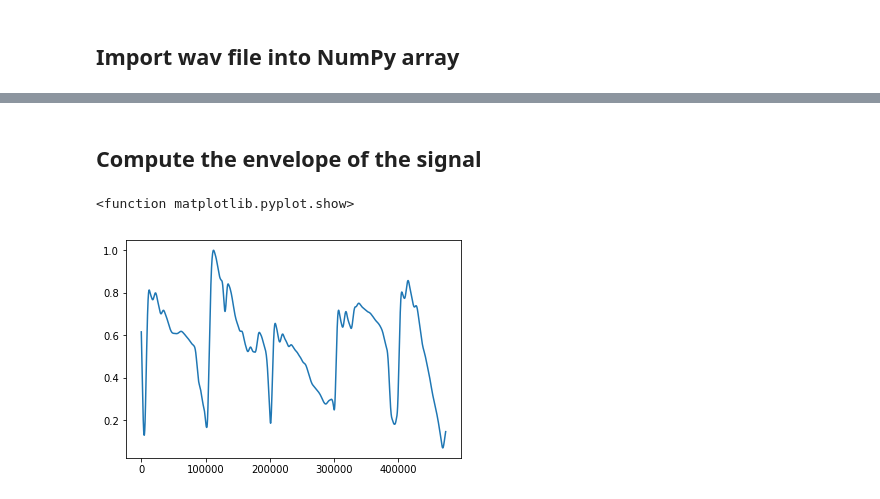
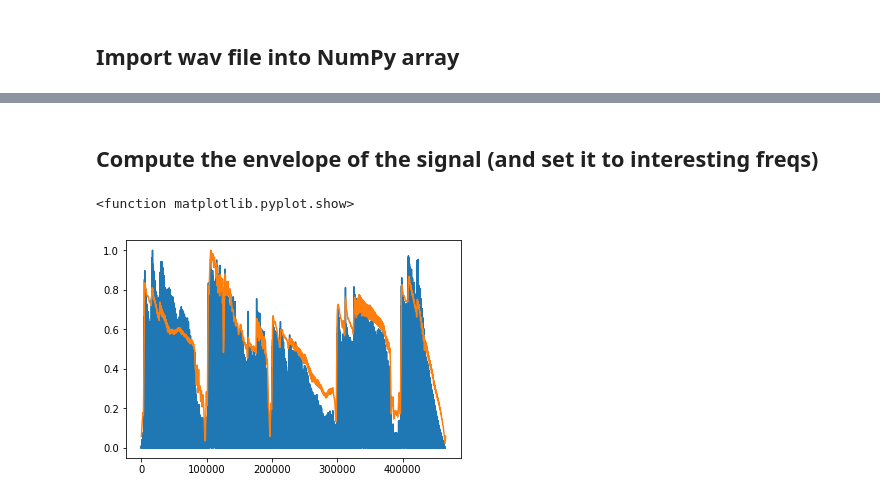
Before and after one commit to lucieperrotta/ASP, a Jupyter notebook: Auto Wah.ipynb, the cells around one changed output, grey strips where cells are left out. Saved outputs shown, nothing was run; the diff lists cells and outputs as text; code cells hidden in the pictures.

```diff
--- a/Auto Wah.ipynb
+++ b/Auto Wah.ipynb
@@ -39,3 +54,5 @@ The autoreload extension is already loaded. To reload it, use:
+# %%
+ma_width = 2000
 # %% [markdown]
 ## Import wav file into NumPy array
 # %%
@@ -49,13 +68,15 @@ plt.plot(data)
 [figure]
 # %% [markdown]
-## Compute the envelope of the signal
+## Compute the envelope of the signal (and set it to interesting freqs)
 # %%
 m_hat = abs(sgn.hilbert(data)) # Compute the hilbert transform
-envelope = smooth(m_hat, 9000) # Apply a moving average to smooth out the envelope
+envelope = smooth(m_hat, ma_width) # Apply a moving average to smooth out the envelope
 envelope /= envelope.max() # Normalize between 0 and 1
 envelope **= 0.6 # Re-elevate the envelope
+envelope = envelope[ma_width//2:]
+plt.plot(abs(data))
 plt.plot(envelope)
 plt.show
 # %% [output]
 <function matplotlib.pyplot.show>
-[figure, old version]
+[figure, new version]
```
Also changed, not shown: parts of 15 cells of this notebook, 1 other file.
